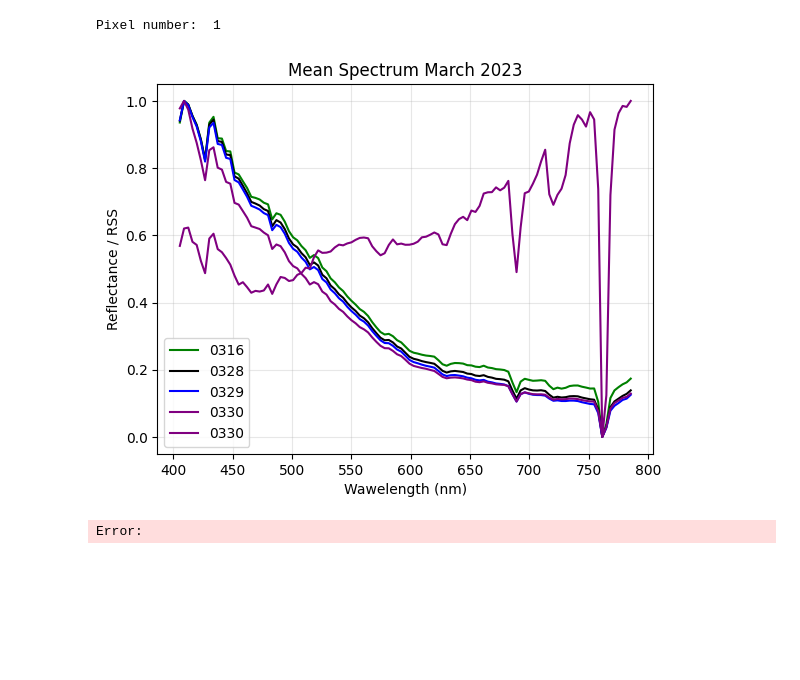
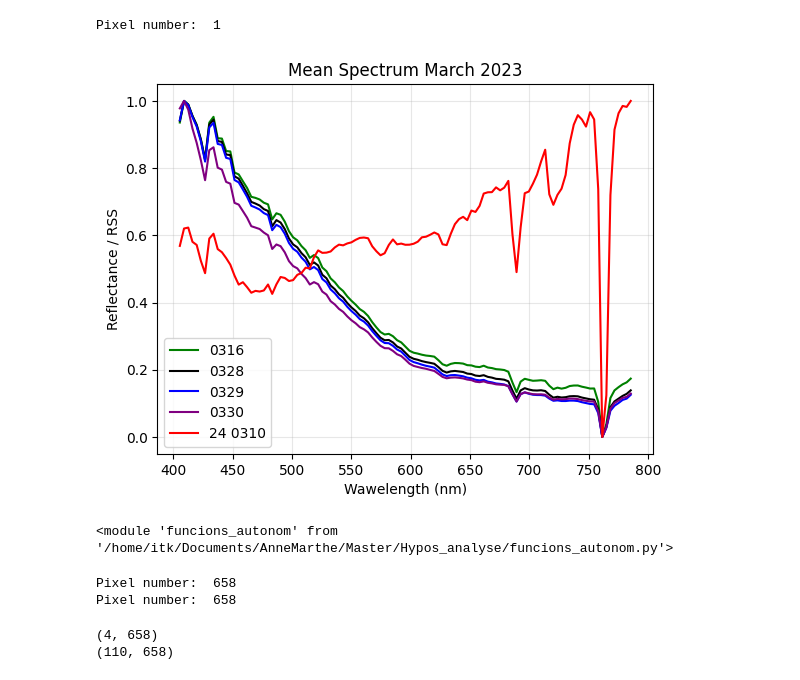
Before and after one commit to AnneMartheH/Vaar_2025, a Jupyter notebook: 29og30mars.ipynb, the cells around one changed output. Saved outputs shown, nothing was run; the diff lists cells and outputs as text; code cells hidden in the pictures; blank space fills up the shorter version.

```diff
--- a/29og30mars.ipynb
+++ b/29og30mars.ipynb
@@ -332,6 +333,7 @@ std_spectrum_24_0310 = np.std(rss_matrix_24_0310, axis=1)  #standard avik
 # %% [output]
 Pixel number:  1
 # %%
+
 #plotting
 #plt.plot(x, mean_spectrum, color='green', label='0316')
 #plt.plot(x, mean_spectrum_0328, color='black', label='0328')
@@ -349,7 +351,7 @@ plt.plot(x, normaized_spectrum_0328, color='black', label='0328')
 plt.plot(x, normaized_spectrum_0329, color='blue', label='0329')
 plt.plot(x, normaized_spectrum_0330, color='purple', label='0330')
  #plt.plot(x, normalized_spectrum_t_0327, color='red', label='trond 0327')
-plt.plot(x, normaized_spectrum_24_0310, color='purple', label='0330')
+plt.plot(x, normaized_spectrum_24_0310, color='red', label='24 0310')
 
 #plt.plot(x, l2_normalized_spectrum, color='green', label='0316')
 #plt.plot(x, l2_normalized_spectrum_0328, color='black', label='0328')
@@ -360,32 +362,61 @@ plt.plot(x, normaized_spectrum_24_0310, color='purple', label='0330')
 #plt.fill_between(x,
 #                 mean_spectrum - 1*std_spectrum,
 #                 mean_spectrum + 1*std_spectrum,
 #                 color='green', alpha=0.5)
 #plt.fill_between(x,
 #                 mean_spectrum_0328 - 1*std_spectrum_0328,
 #                 mean_spectrum_0328 + 1*std_spectrum_0328,
 #                 color='black', alpha=0.5)
 #plt.fill_between(x,
 #                 mean_spectrum_0329 - 1*std_spectrum_0329,
 #                 mean_spectrum_0329 + 1*std_spectrum_0329,
 #                 color='blue', alpha=0.5)
 #
 #plt.fill_between(x,
 #                 mean_spectrum_0330 - 1*std_spectrum_0330,
 #                 mean_spectrum_0330 + 1*std_spectrum_0330,
 #                 color='purple', alpha=0.5)
 #plt.fill_between(x,
 #                 mean_spectrum_t_0327 - 1*std_spectrum_t_0327,
 #                 mean_spectrum_t_0327 + 1*std_spectrum_t_0327,
 #                 color='red', alpha=0.5)
 
 
 plt.xlabel("Wawelength (nm)")
 plt.ylabel("Reflectance / RSS") #finne enheten her
 plt.title("Mean Spectrum March 2023")
 plt.grid(True, alpha=0.3)
 plt.legend()
 plt.show()
 # %% [output]
-[figure, old version]
+[figure, new version]
-Error:
+# %%
+importlib.reload(f)
+# %% [output]
+<module 'funcions_autonom' from '/home/itk/Documents/AnneMarthe/Master/Hypos_analyse/funcions_autonom.py'>
+# %%
+latitudes_0328 = satobj_h1_0328.latitudes
+longitudes_0328 = satobj_h1_0328.longitudes
+
+piksel_row_0328, piksel_col_0328 = f.latLong_to_piksel(target_lat, target_lon, latitudes_0328, longitudes_0328) #from file funcions_autonom.py
+#rss_matrix_0328 = f.rss_matrix(120, piksel_row_0328,piksel_col_0328, l1d_cube_0328)
+rss_matrix_0328 = f.water_masked_rss_matrix(piksel_row_0328,piksel_col_0328, l1d_cube_0328, satobj_h1_0328)
+
+mean_spectrum_0328 = np.mean(rss_matrix_0328, axis=1) ## mean over rad  # gjenomsnitt
+median_spectrum_0328 = np.median(rss_matrix_0328, axis=1) ## mean over rad  # gjenomsnitt
+l2_norm_0328_median = np.linalg.norm(median_spectrum_0328)  #l2 norm
+l2_normalized_spectrum_0328_median = median_spectrum_0328 / l2_norm_0328  #l2 normalisering
+normaized_spectrum_0328 = f.min_max_nomralization(mean_spectrum_0328) #min max normalisering
+
+std_spectrum_0328 = np.std(rss_matrix_0328, axis=1)  #standard avik
+
+rss_matrix_0328_selected = f.rss_matrix_selected_bands(piksel_row_0328, piksel_col_0328, l1d_cube_0328, satobj_h1_0328)
+# %% [output]
+Pixel number:  658
+Pixel number:  658
+# %%
+print(rss_matrix_0328_selected_bands.shape)
+print(rss_matrix_0328.shape)
+# %% [output]
+(4, 658)
+(110, 658)
```
Also changed, not shown: parts of 3 cells of this notebook, 14 other files.
